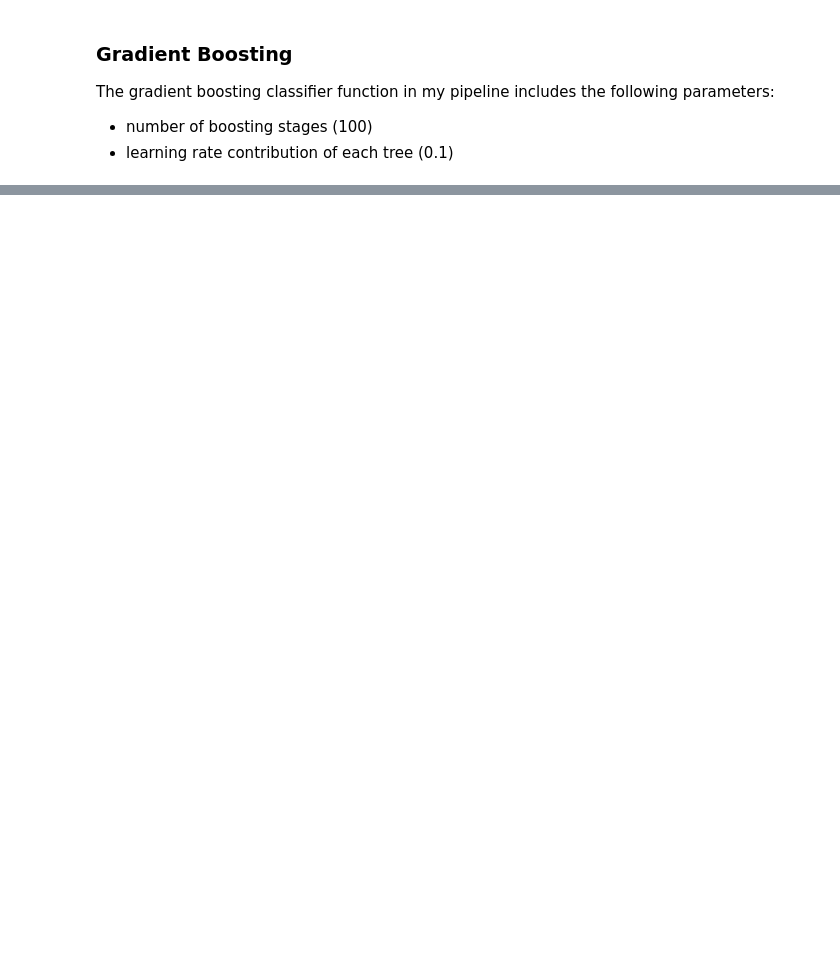
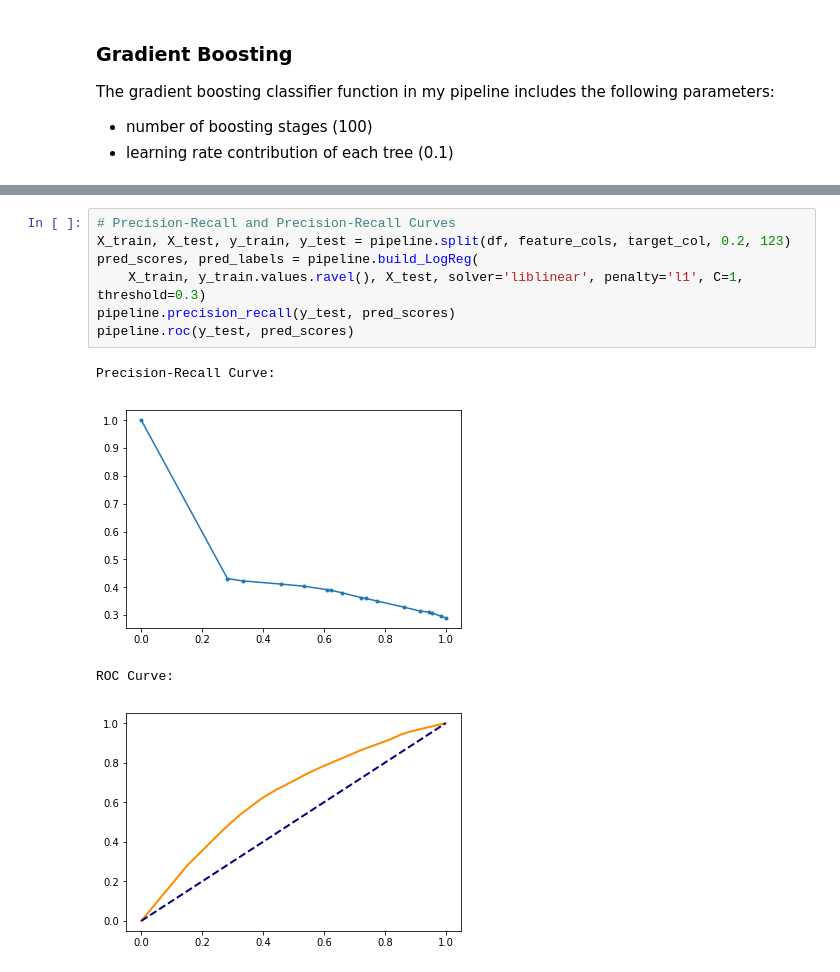
Before and after one commit to erika-tyagi/capp_30254, a Jupyter notebook: homework_3/Homework 3 - Analysis.ipynb, the cells around one changed output, grey strips where cells are left out. Saved outputs shown, nothing was run; the diff lists cells and outputs as text; blank space fills up the shorter version.

```diff
--- a/homework_3/Homework 3 - Analysis.ipynb
+++ b/homework_3/Homework 3 - Analysis.ipynb
@@ -415,0 +419,12 @@ pd.DataFrame(evaluation_table, columns=['Temporal Split',
+# %%
+# Precision-Recall and Precision-Recall Curves
+X_train, X_test, y_train, y_test = pipeline.split(df, feature_cols, target_col, 0.2, 123)
+pred_scores, pred_labels = pipeline.build_LogReg(
+    X_train, y_train.values.ravel(), X_test, solver='liblinear', penalty='l1', C=1, threshold=0.3)
+pipeline.precision_recall(y_test, pred_scores)
+pipeline.roc(y_test, pred_scores)
+# %% [output]
+Precision-Recall Curve:
+[figure, added]
+ROC Curve:
+[figure, added]
```
Also changed, not shown: parts of 3 cells of this notebook, 2 other files.
